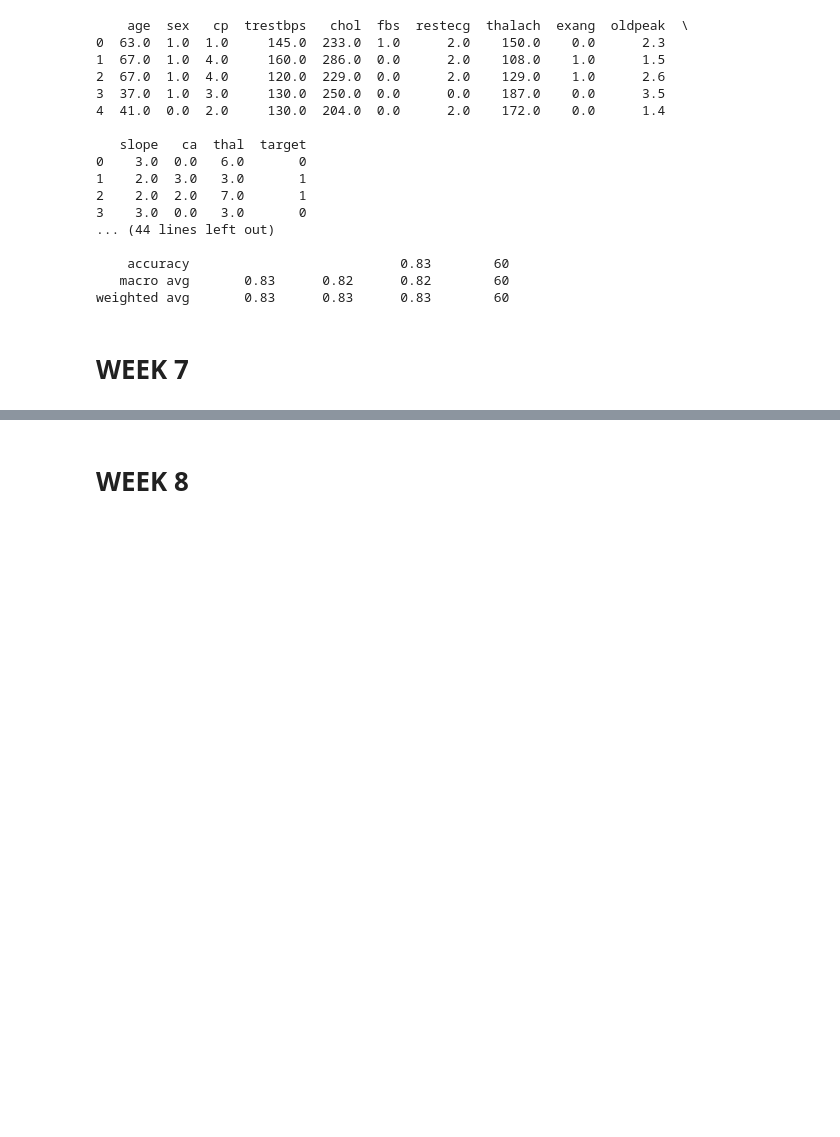
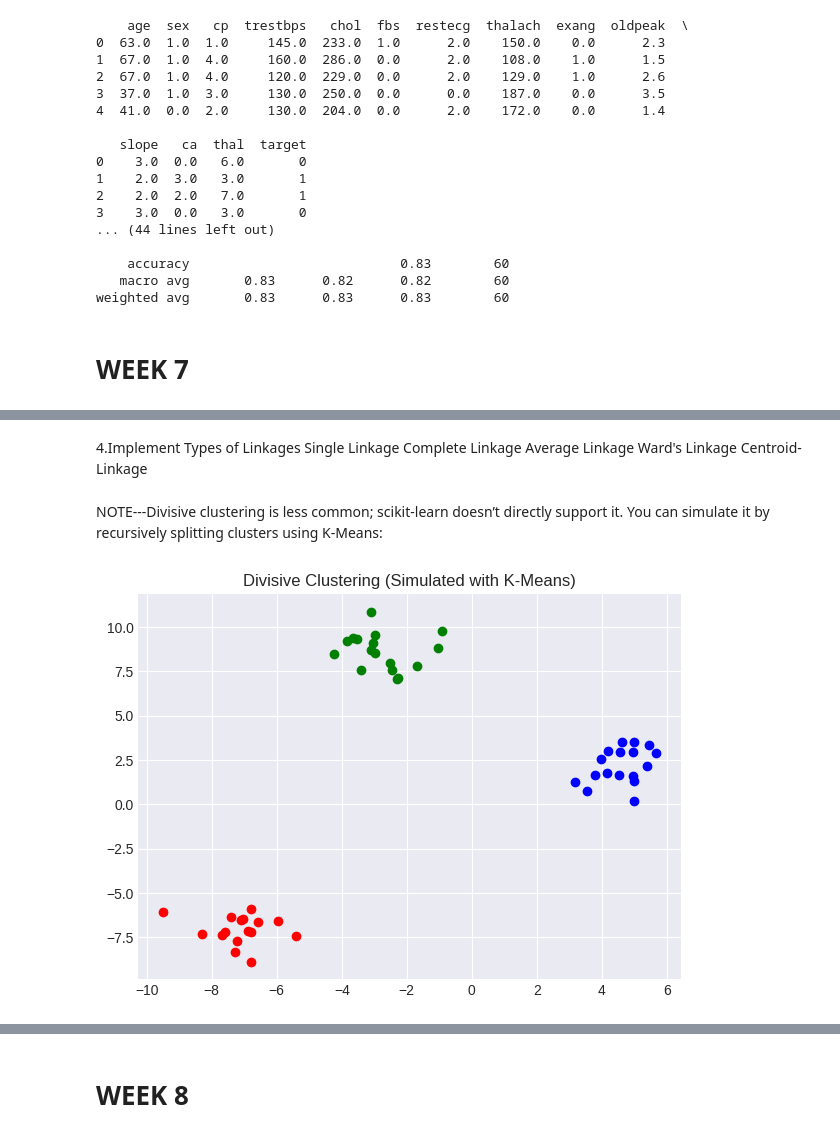
Before and after one commit to V4T5AV/ML, a Jupyter notebook: ML.ipynb, the cells around one changed output, grey strips where cells are left out. Drawn from its saved outputs; the diff is of its cells as text; code cells hidden in the pictures; blank space fills up the shorter version.

```diff
--- a/ML.ipynb
+++ b/ML.ipynb
@@ -1106,0 +1228,34 @@ weighted avg       0.83      0.83      0.83        60
+# %% [markdown]
+4.Implement Types of Linkages
+Single Linkage
+Complete Linkage
+Average Linkage
+Ward's Linkage
+Centroid-Linkage
+# %% [markdown]
+NOTE---Divisive clustering is less common; scikit-learn doesn’t directly support it.
+You can simulate it by recursively splitting clusters using K-Means:
+# %%
+# ===============================
+# Divisive Clustering (Top-Down Simulation)
+# ===============================
+def divisive_clustering(X, k=3):
+    clusters = [X]
+    while len(clusters) < k:
+        largest = max(clusters, key=len)
+        clusters.remove(largest)
+        km = KMeans(n_clusters=2, random_state=42)
+        labels = km.fit_predict(largest)
+        clusters.append(largest[labels == 0])
+        clusters.append(largest[labels == 1])
+    return clusters
+
+div_clusters = divisive_clustering(X, k=3)
+plt.figure(figsize=(7,5))
+colors = ['red', 'blue', 'green']
+for i, cluster in enumerate(div_clusters):
+    plt.scatter(cluster[:,0], cluster[:,1], color=colors[i])
+plt.title("Divisive Clustering (Simulated with K-Means)")
+plt.show()
+# %% [output]
+[figure, added]
```
Also changed, not shown: parts of 12 cells of this notebook.
